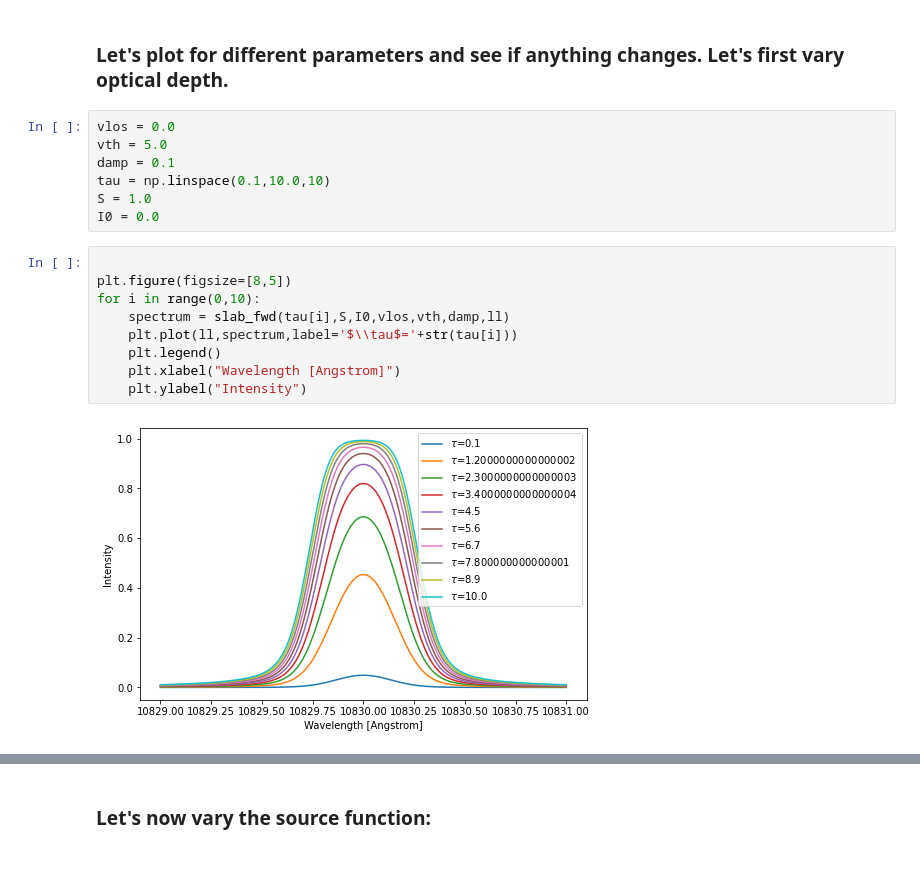
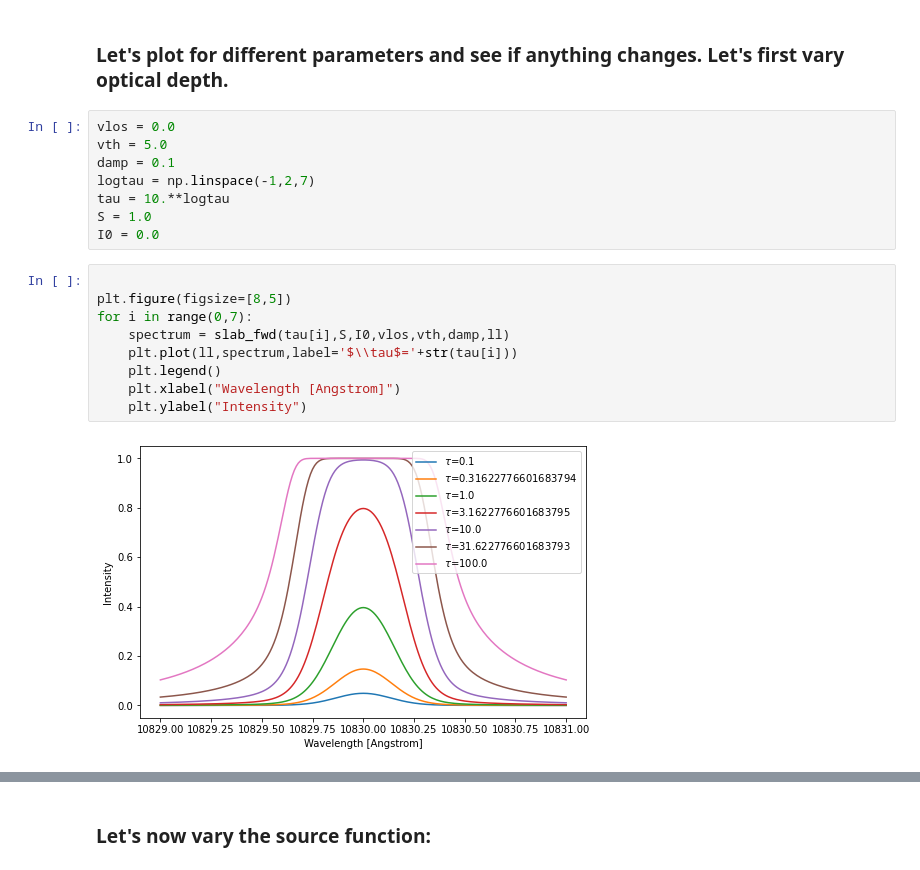
Before and after one commit to ivanzmilic/dkist_workshop_5, a Jupyter notebook: slab_model.ipynb, the cells around one changed output, grey strips where cells are left out. Cells and saved outputs as stored; diff of their text form.

```diff
--- a/slab_model.ipynb
+++ b/slab_model.ipynb
@@ -163,19 +165,20 @@ Text(0, 0.5, 'Intensity')
 vlos = 0.0
 vth = 5.0
 damp = 0.1
-tau = np.linspace(0.1,10.0,10)
+logtau = np.linspace(-1,2,7)
+tau = 10.**logtau
 S = 1.0
 I0 = 0.0
 # %%
 
 plt.figure(figsize=[8,5])
-for i in range(0,10):
+for i in range(0,7):
     spectrum = slab_fwd(tau[i],S,I0,vlos,vth,damp,ll)
     plt.plot(ll,spectrum,label='$\\tau$='+str(tau[i]))
     plt.legend()
     plt.xlabel("Wavelength [Angstrom]")
     plt.ylabel("Intensity")
 # %% [output]
-[figure, old version]
+[figure, new version]
 # %% [markdown]
 ### Explain this plot! (5 mins)
```
Also changed, not shown: parts of 21 cells of this notebook, 1 other file.
